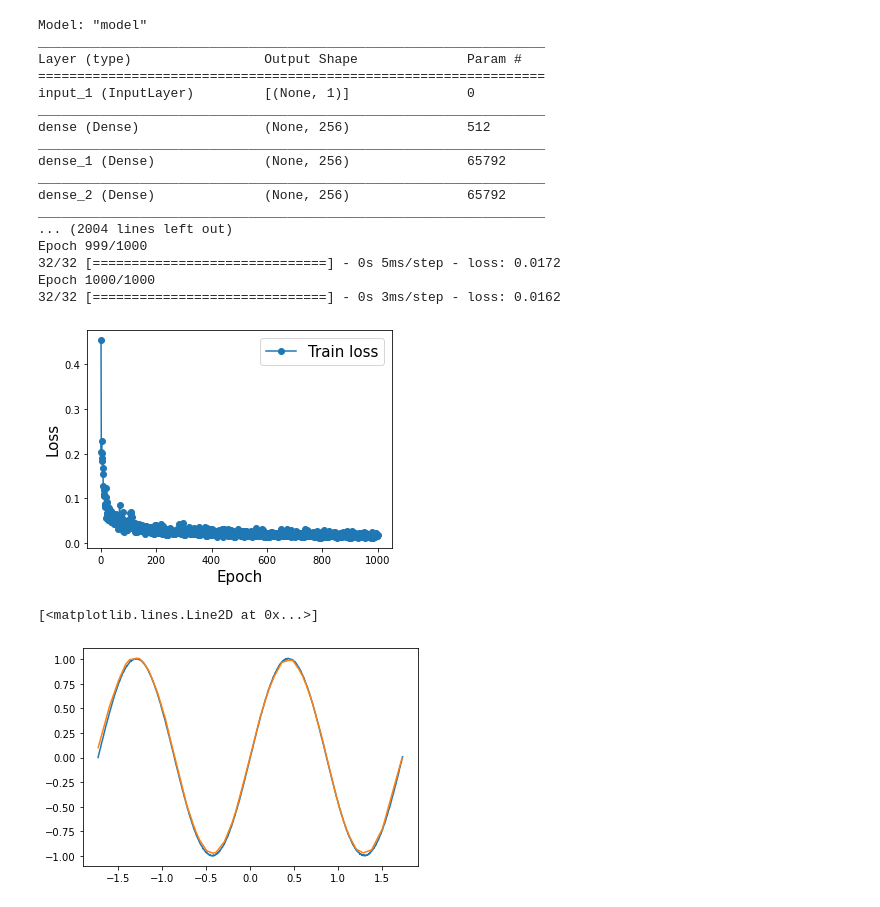
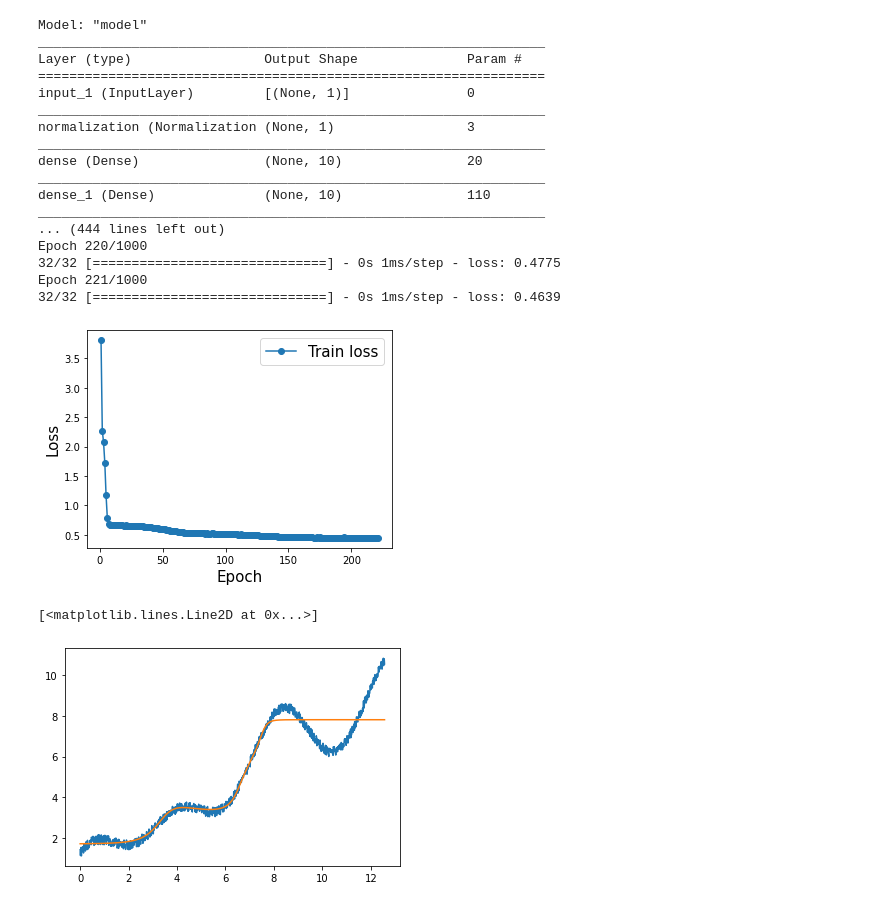
Before and after one commit to ie-ai-class/ai-2564-1, a Jupyter notebook: Topic 07 - ANN/S3 - ANN Lecture.ipynb, the cells around one changed output. Drawn from its saved outputs; the diff is of its cells as text; code cells hidden in the pictures.

```diff
--- a/Topic 07 - ANN/S3 - ANN Lecture.ipynb
+++ b/Topic 07 - ANN/S3 - ANN Lecture.ipynb
@@ -13,15 +16,14 @@ from sklearn.preprocessing import StandardScaler
 # %%
 nPoint = 1000
-X1d = np.linspace(0,4*np.pi, nPoint)
-y = np.sin(X1d) + np.random.random((nPoint,))/100
+X = np.linspace(0,4*np.pi, nPoint)
+y = np.sin(X) + np.random.random((nPoint,))/2 + X*3/4 + np.cos(3/2*X)
 
-X2d = X1d[..., np.newaxis]
+X = X[..., np.newaxis]
 
-sc = StandardScaler()
-
-X2d_std = sc.fit_transform(X2d)
+# sc = StandardScaler()
+# X2d_std = sc.fit_transform(X2d)
 
 fig, ax = plt.subplots()
-ax.plot(X2d_std,y,'*--')
+ax.plot(X,y,'*--')
 # %% [output]
 [<matplotlib.lines.Line2D at 0x...>]
@@ -29,10 +31,14 @@ ax.plot(X2d_std,y,'*--')
+# %%
+normalizer = preprocessing.Normalization(axis=-1)
+normalizer.adapt(X)
 # %%
 tf.keras.backend.clear_session()
 layerIn = Input(shape=(1,))
 
-layerMid = layerIn
-for _ in range(4):
-    layerMid = Dense(256,activation='relu', kernel_initializer='normal')(layerMid)
+layerMid = normalizer(layerIn)
+for _ in range(2):
+    layerMid = Dense(10,activation='sigmoid', kernel_initializer='normal')(layerMid)
+    # layerMid = BatchNormalization()(layerMid)
 
 layerOut = Dense(1, kernel_initializer='normal')(layerMid)
 
@@ -44,11 +50,15 @@ model.summary()
 #     optimizer=tf.optimizers.Adam(learning_rate=0.1),
 #     loss='mean_absolute_error', metrics=['mean_absolute_error'])
 
+
+callback = EarlyStopping(monitor='loss', patience=10, min_delta=0)
+
+
 model.compile(
     optimizer=tf.optimizers.Adam(learning_rate=0.01),
     loss='mean_absolute_error')
 
-history = model.fit(X2d_std,y,epochs=1000)
+history = model.fit(X,y,epochs=1000,callbacks=[callback],verbose=1)
 # %% [output]
 Model: "model"
 _________________________________________________________________
@@ -56,17 +66,17 @@ Layer (type)                 Output Shape              Param #
 =================================================================
 input_1 (InputLayer)         [(None, 1)]               0
 _________________________________________________________________
-dense (Dense)                (None, 256)               512
+normalization (Normalization (None, 1)                 3
 _________________________________________________________________
-dense_1 (Dense)              (None, 256)               65792
+dense (Dense)                (None, 10)                20
 _________________________________________________________________
-dense_2 (Dense)              (None, 256)               65792
+dense_1 (Dense)              (None, 10)                110
 _________________________________________________________________
-... (2004 lines left out)
-Epoch 999/1000
-32/32 [==============================] - 0s 5ms/step - loss: 0.0172
-Epoch 1000/1000
-32/32 [==============================] - 0s 3ms/step - loss: 0.0162
+... (444 lines left out)
+Epoch 220/1000
+32/32 [==============================] - 0s 1ms/step - loss: 0.4775
+Epoch 221/1000
+32/32 [==============================] - 0s 1ms/step - loss: 0.4639
 # %%
 hist = history.history
 x_arr = np.arange(len(hist['loss'])) + 1
@@ -79,12 +89,12 @@ ax.legend(fontsize=15)
 
 plt.show()
 # %% [output]
-[figure, old version]
+[figure, new version]
 # %%
-y_pred = model(X2d_std)
+y_pred = model(X)
 fig ,ax = plt.subplots()
-ax.plot(X2d_std,y)
-ax.plot(X2d_std,y_pred)
+ax.plot(X,y)
+ax.plot(X,y_pred)
 # %% [output]
 [<matplotlib.lines.Line2D at 0x...>]
-[figure, old version]
+[figure, new version]
```
Also changed, not shown: parts of 2 cells of this notebook.
